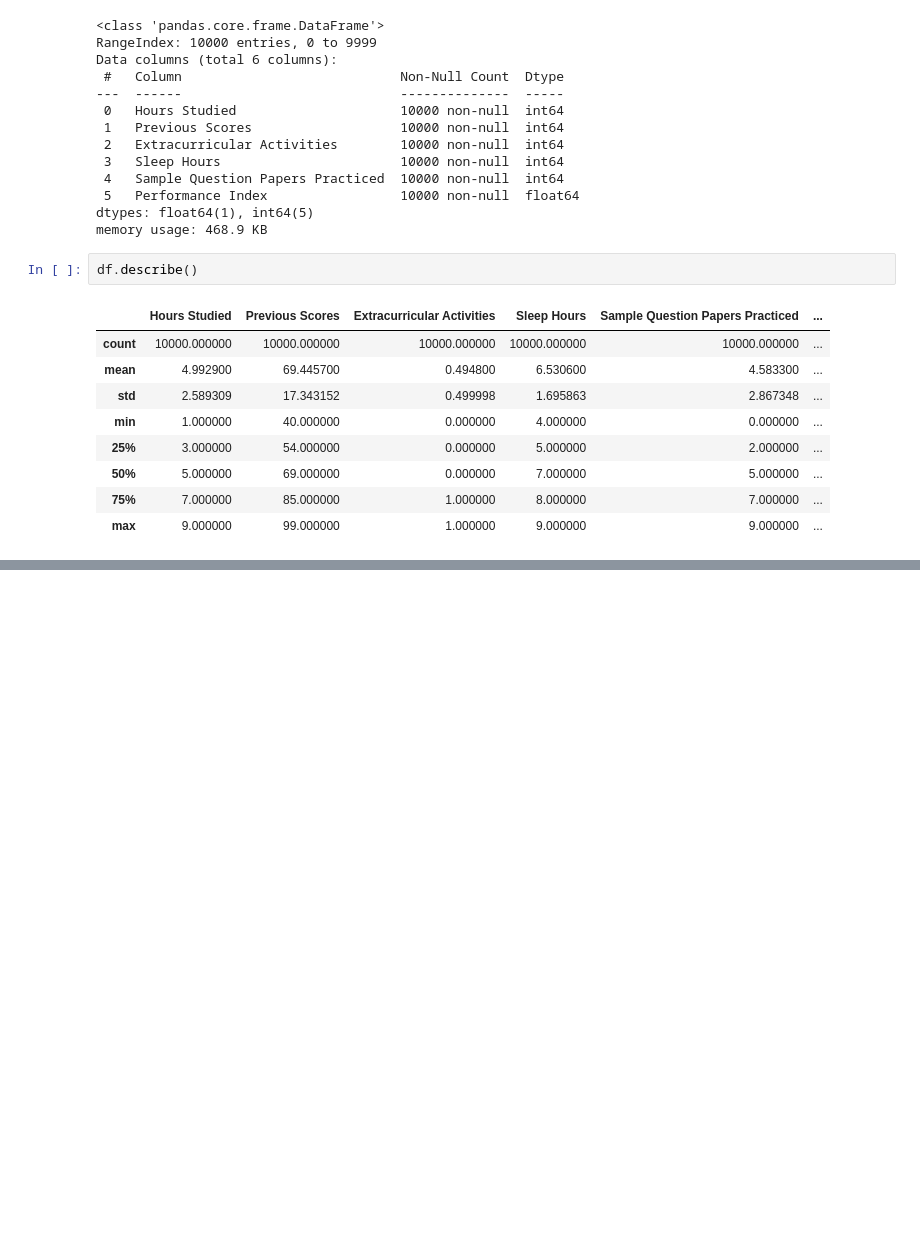
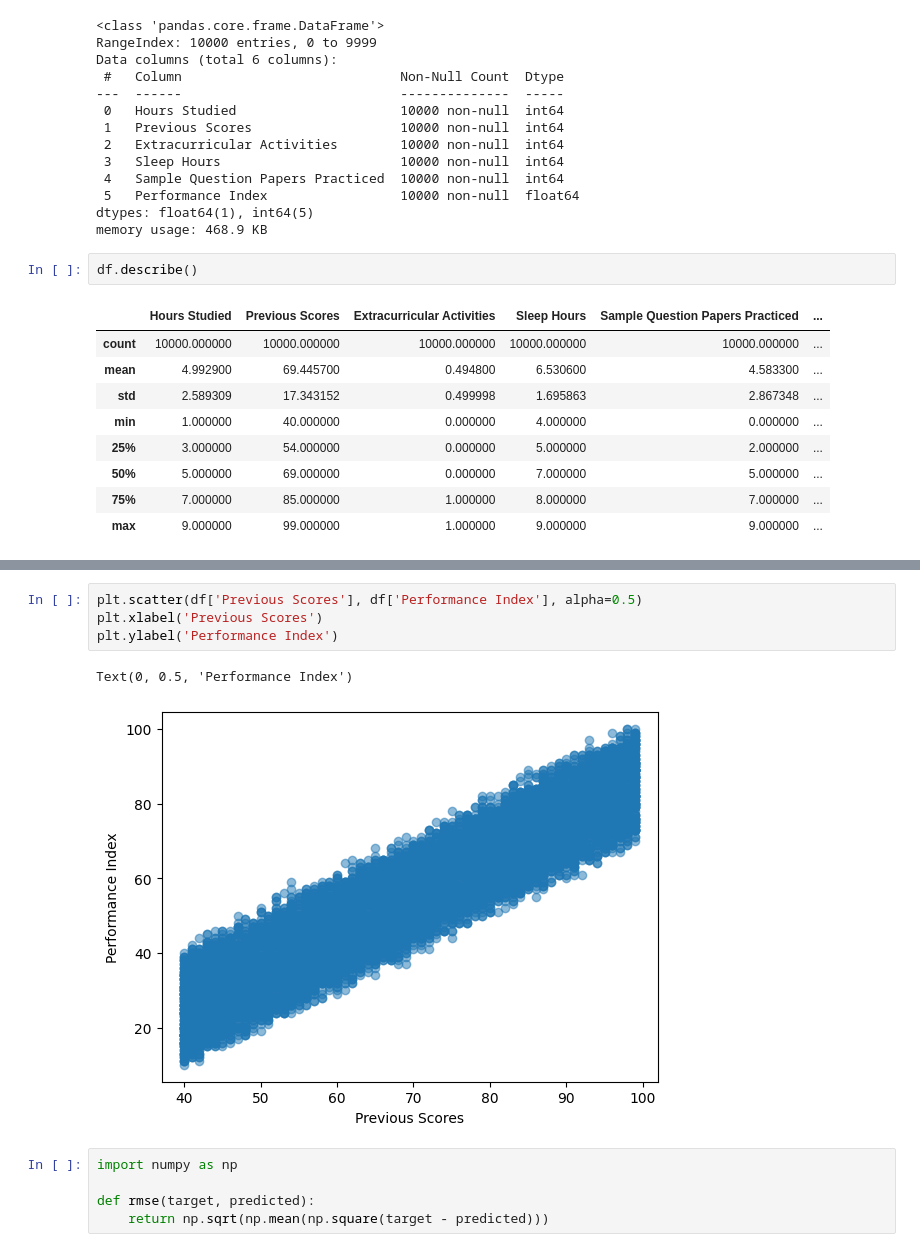
Before and after one commit to iWOLFSTEIN/Student-Performance-Predictor-Multiple-Linear-Regression-ML, a Jupyter notebook: main.ipynb, the cells around one changed output, grey strips where cells are left out. Drawn from its saved outputs; the diff is of its cells as text; blank space fills up the shorter version.

```diff
--- a/main.ipynb
+++ b/main.ipynb
@@ -61,0 +88,12 @@ df.describe()
+# %%
+plt.scatter(df['Previous Scores'], df['Performance Index'], alpha=0.5)
+plt.xlabel('Previous Scores')
+plt.ylabel('Performance Index')
+# %% [output]
+Text(0, 0.5, 'Performance Index')
+[figure, added]
+# %%
+import numpy as np
+
+def rmse(target, predicted):
+    return np.sqrt(np.mean(np.square(target - predicted)))
```
Also changed, not shown: parts of 9 cells of this notebook, 1 other file.
